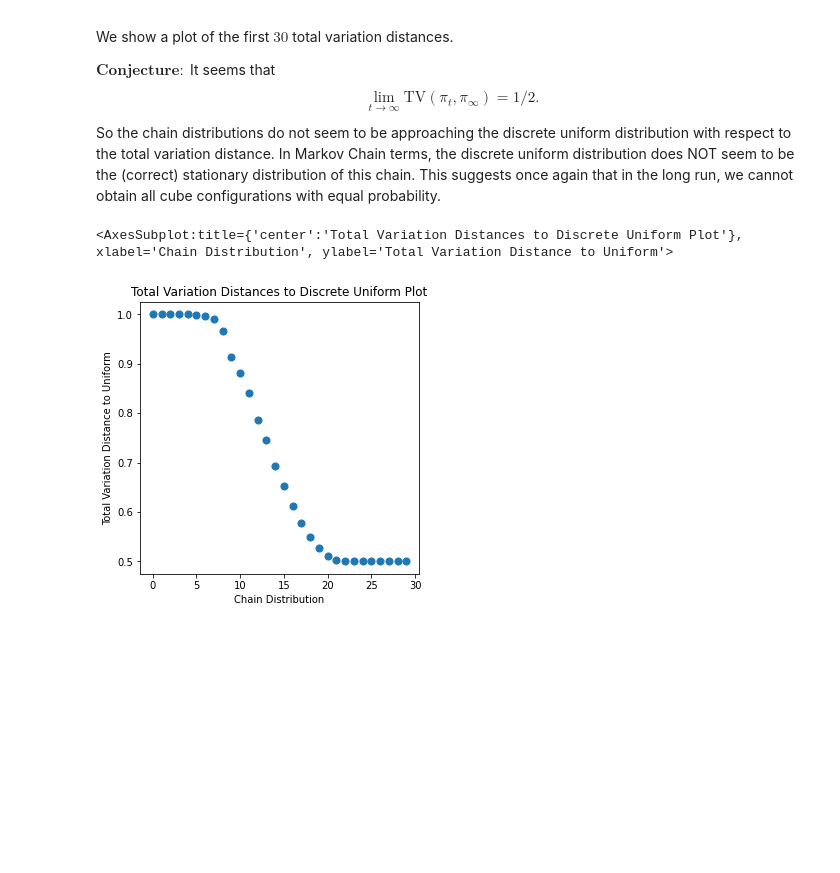
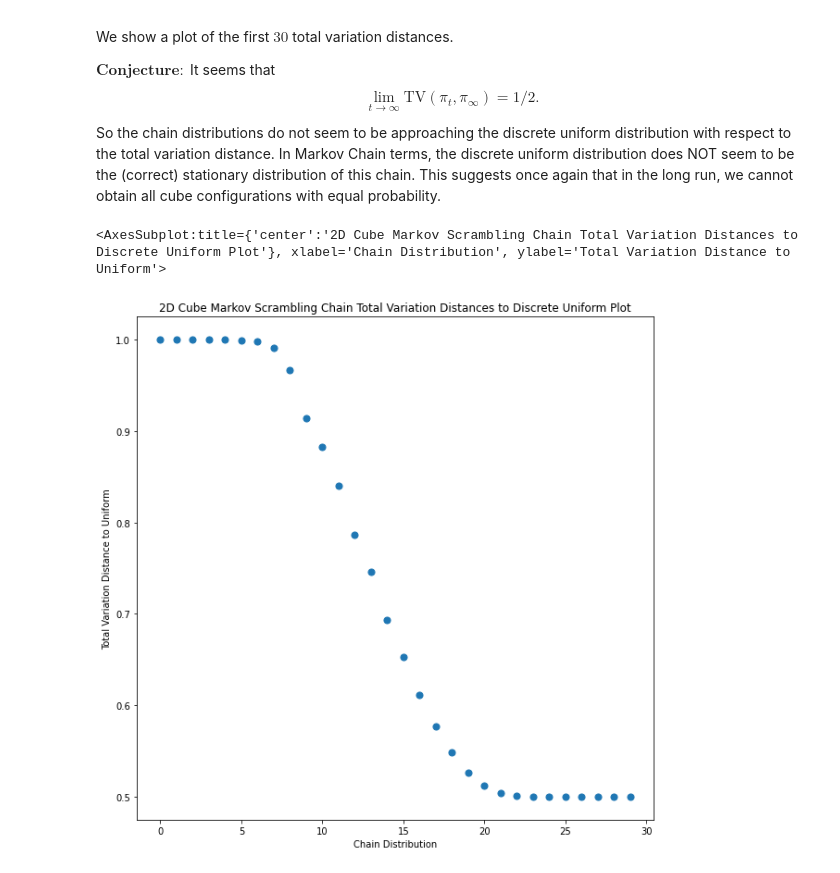
Before and after one commit to vskaush2/RubiksCubeMarkovChain, a Jupyter notebook: RubiksCubeMarkovChainDemo.ipynb, the cells around one changed output. Saved outputs shown, nothing was run; the diff lists cells and outputs as text; code cells hidden in the pictures; blank space fills up the shorter version.

```diff
--- a/RubiksCubeMarkovChainDemo.ipynb
+++ b/RubiksCubeMarkovChainDemo.ipynb
@@ -253,11 +253,11 @@ $\textbf{Conjecture}:$ It seems that $$\lim_{t \rightarrow \infty} \text{TV}(\pi
 # %%
 current_total_variation_distances_df=MC.compute_current_total_variation_distances_df()
 current_total_variation_distances_df.reset_index(inplace=True)
 current_total_variation_distances_df.plot.scatter(x=current_total_variation_distances_df.columns[0],
                                                   y=current_total_variation_distances_df.columns[1],
-                                                  figsize=(5,5),
-                                                  title='Total Variation Distances to Discrete Uniform Plot',
+                                                  figsize=(10,10),
+                                                  title='{}D Cube Markov Scrambling Chain Total Variation Distances to Discrete Uniform Plot'.format(n),
                                                   s=50)
 # %% [output]
-<AxesSubplot:title={'center':'Total Variation Distances to Discrete Uniform Plot'}, xlabel='Chain Distribution', ylabel='Total Variation Distance to Uniform'>
+<AxesSubplot:title={'center':'2D Cube Markov Scrambling Chain Total Variation Distances to Discrete Uniform Plot'}, xlabel='Chain Distribution', ylabel='Total Variation Distance to Uniform'>
-[figure, old version]
+[figure, new version]
```
Also changed, not shown: parts of 4 cells of this notebook.
